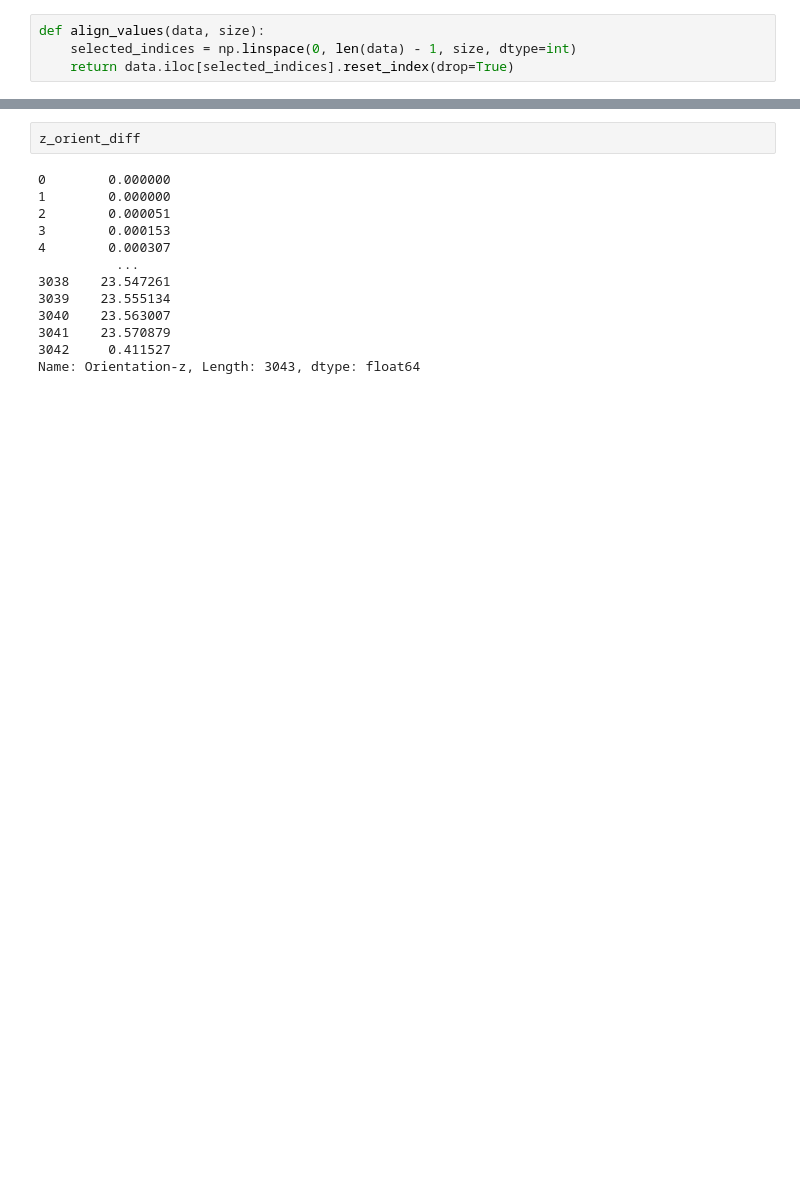
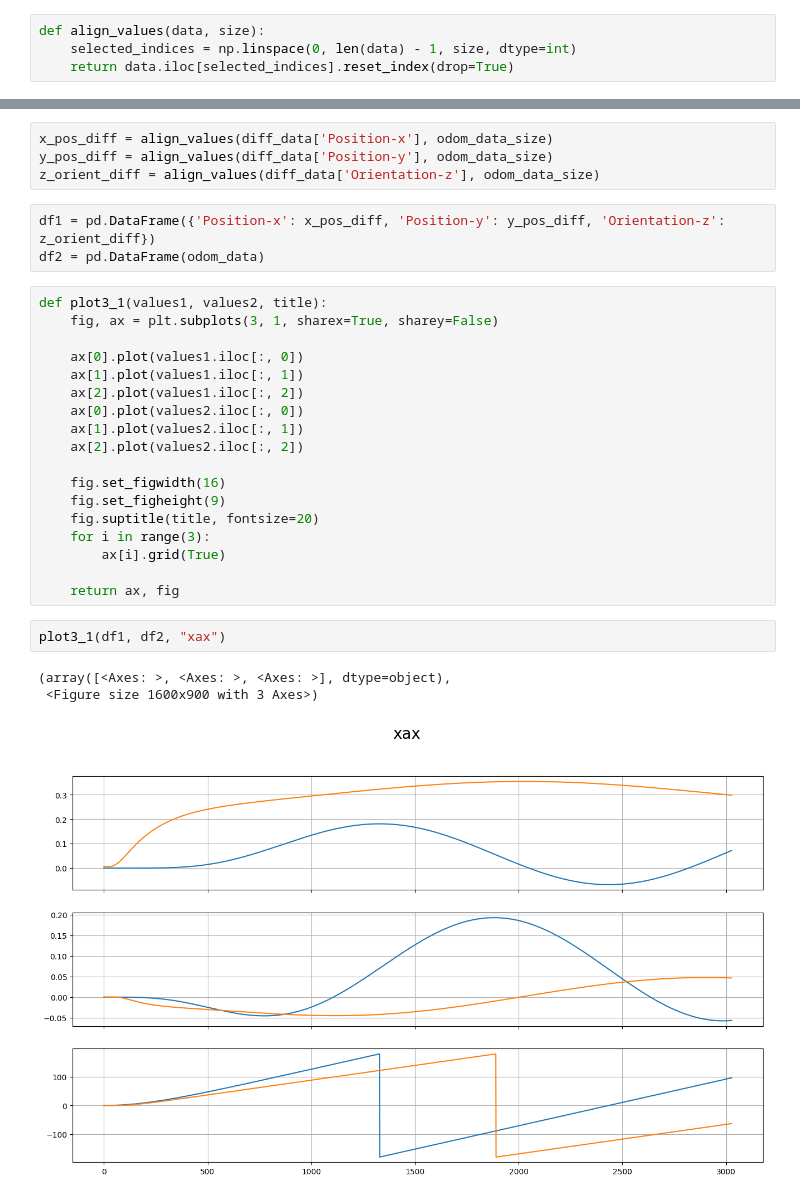
Before and after one commit to g-poulos/usv_controller, a Jupyter notebook: sim_scripts/test.ipynb, the cells around one changed output, grey strips where cells are left out. Saved outputs shown, nothing was run; the diff lists cells and outputs as text; blank space fills up the shorter version.

```diff
--- a/sim_scripts/test.ipynb
+++ b/sim_scripts/test.ipynb
@@ -149,15 +160,31 @@ No artists with labels found to put in legend.  Note that artists whose label st
-# %%
-z_orient_diff
-# %% [output]
-0        0.000000
-1        0.000000
-2        0.000051
-3        0.000153
-4        0.000307
-          ...
-3038    23.547261
-3039    23.555134
-3040    23.563007
-3041    23.570879
-3042     0.411527
-Name: Orientation-z, Length: 3043, dtype: float64
+# %%
+x_pos_diff = align_values(diff_data['Position-x'], odom_data_size)
+y_pos_diff = align_values(diff_data['Position-y'], odom_data_size)
+z_orient_diff = align_values(diff_data['Orientation-z'], odom_data_size)
+# %%
+df1 = pd.DataFrame({'Position-x': x_pos_diff, 'Position-y': y_pos_diff, 'Orientation-z': z_orient_diff})
+df2 = pd.DataFrame(odom_data)
+# %%
+def plot3_1(values1, values2, title):
+    fig, ax = plt.subplots(3, 1, sharex=True, sharey=False)
+
+    ax[0].plot(values1.iloc[:, 0])
+    ax[1].plot(values1.iloc[:, 1])
+    ax[2].plot(values1.iloc[:, 2])
+    ax[0].plot(values2.iloc[:, 0])
+    ax[1].plot(values2.iloc[:, 1])
+    ax[2].plot(values2.iloc[:, 2])
+
+    fig.set_figwidth(16)
+    fig.set_figheight(9)
+    fig.suptitle(title, fontsize=20)
+    for i in range(3):
+        ax[i].grid(True)
+
+    return ax, fig
+# %%
+plot3_1(df1, df2, "xax")
+# %% [output]
+(array([<Axes: >, <Axes: >, <Axes: >], dtype=object),
+ <Figure size 1600x900 with 3 Axes>)
+[figure, added]
```
Also changed, not shown: parts of 8 cells of this notebook, 1 other file.
